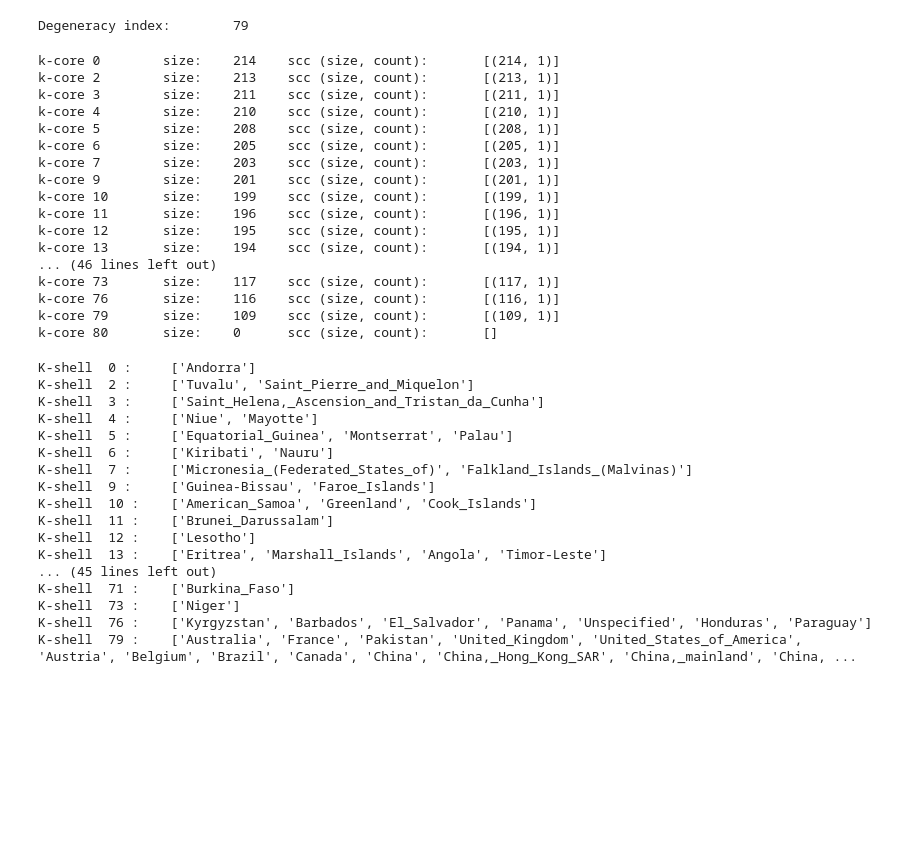
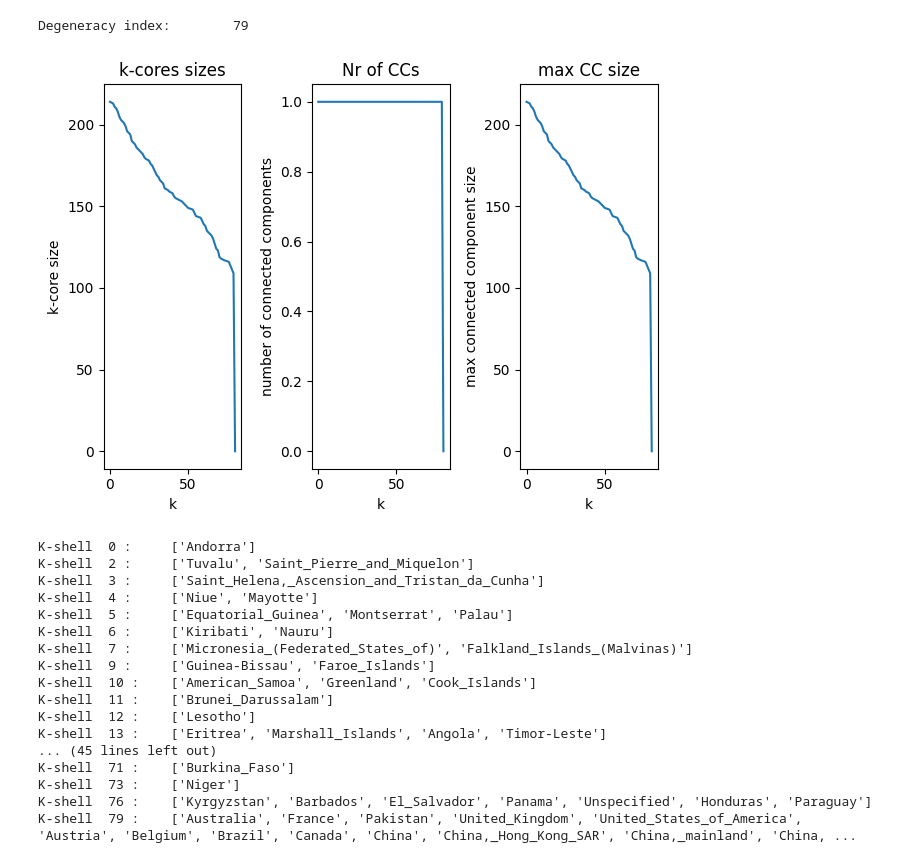
Before and after one commit to emanuelena49/fao-trade-network-analysis, a Jupyter notebook: fao_trade.ipynb, the cells around one changed output. Drawn from its saved outputs; the diff is of its cells as text; code cells hidden in the pictures; blank space fills up the shorter version.

Commit message:
feat: k-cores on connectivity

```diff
--- a/fao_trade.ipynb
+++ b/fao_trade.ipynb
@@ -1046,40 +1046,50 @@ kcore_on_connections = KCore(all_layers_g.to_undirected())
 print("Degeneracy index:\t", kcore_on_connections.degeneracy_index())
 # %% [output]
 Degeneracy index:        79
-# %%
-# get the k-cores sizes, number of connected components, ecc.
-cores = kcore_on_connections.G_k
-for k in cores:
-
-    # Find SCC and their sizes
-    scc = nx.connected_components(cores[k])
-    scc_sizes = [len(c) for c in sorted(scc, key=len, reverse=True)]
-    unique, counts = np.unique(scc_sizes, return_counts=True)
-    scc_sizes_count = list(zip(unique, counts))
-
-    print("k-core", k,
-          "\tsize:\t", cores[k].number_of_nodes(),
-          "\tscc (size, count):\t", scc_sizes_count)
-
-del cores
-# %% [output]
-k-core 0        size:    214    scc (size, count):       [(214, 1)]
-k-core 2        size:    213    scc (size, count):       [(213, 1)]
-k-core 3        size:    211    scc (size, count):       [(211, 1)]
-k-core 4        size:    210    scc (size, count):       [(210, 1)]
-k-core 5        size:    208    scc (size, count):       [(208, 1)]
-k-core 6        size:    205    scc (size, count):       [(205, 1)]
-k-core 7        size:    203    scc (size, count):       [(203, 1)]
-k-core 9        size:    201    scc (size, count):       [(201, 1)]
-k-core 10       size:    199    scc (size, count):       [(199, 1)]
-k-core 11       size:    196    scc (size, count):       [(196, 1)]
-k-core 12       size:    195    scc (size, count):       [(195, 1)]
-k-core 13       size:    194    scc (size, count):       [(194, 1)]
-... (46 lines left out)
-k-core 73       size:    117    scc (size, count):       [(117, 1)]
-k-core 76       size:    116    scc (size, count):       [(116, 1)]
-k-core 79       size:    109    scc (size, count):       [(109, 1)]
-k-core 80       size:    0      scc (size, count):       []
+# %%
+# get the k-cores sizes, number of connected components, ecc.
+cores = kcore_on_connections.G_k
+
+sizes = []
+cc_n = []
+cc_max_size = []
+
+for k in cores.keys():
+    sizes.append(cores[k].number_of_nodes())
+    cc = list(nx.connected_components(cores[k]))
+    cc_n.append(len(cc))
+
+    cc_sizes = [len(c) for c in cc]
+    if len(cc_sizes) > 0:
+        cc_max_size.append(max(cc_sizes))
+    else:
+        cc_max_size.append(0)
+
+# plot k-cores resume
+plt.subplot(1, 3, 1)
+plt.plot(list(cores.keys()), sizes)
+plt.xlabel("k")
+plt.ylabel("k-core size")
+plt.title("k-cores sizes")
+plt.tight_layout()
+
+plt.subplot(1, 3, 2)
+plt.plot(list(cores.keys()), cc_n)
+plt.xlabel("k")
+plt.ylabel("number of connected components")
+plt.title("Nr of CCs")
+plt.tight_layout()
+
+plt.subplot(1, 3, 3)
+plt.plot(list(cores.keys()), cc_max_size)
+plt.xlabel("k")
+plt.ylabel("max connected component size")
+plt.title("max CC size")
+plt.tight_layout()
+
+plt.show()
+# %% [output]
+[figure, added]
 # %%
 # get the k-shells
 shells = kcore_on_connections.get_k_shells()
```
